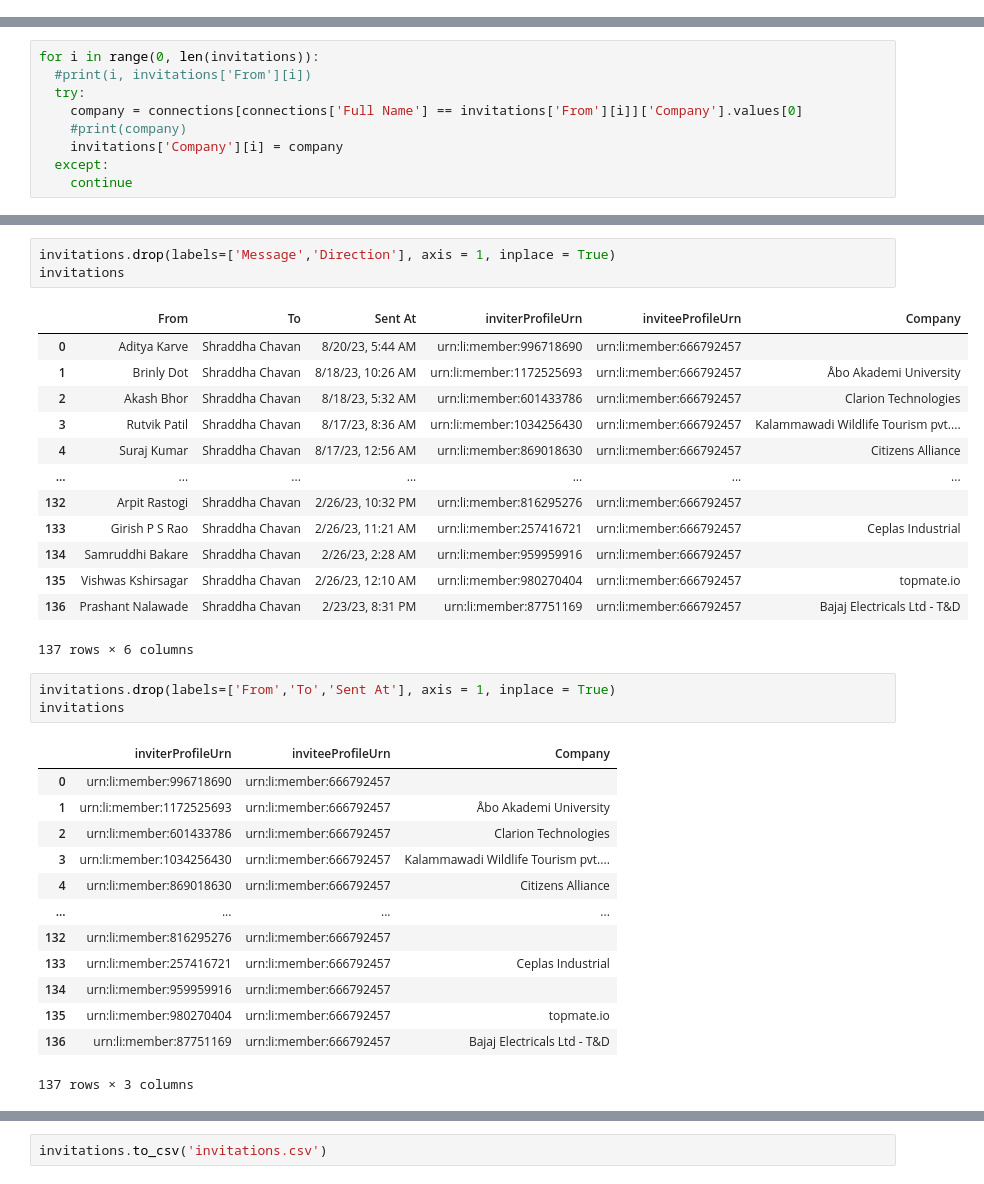
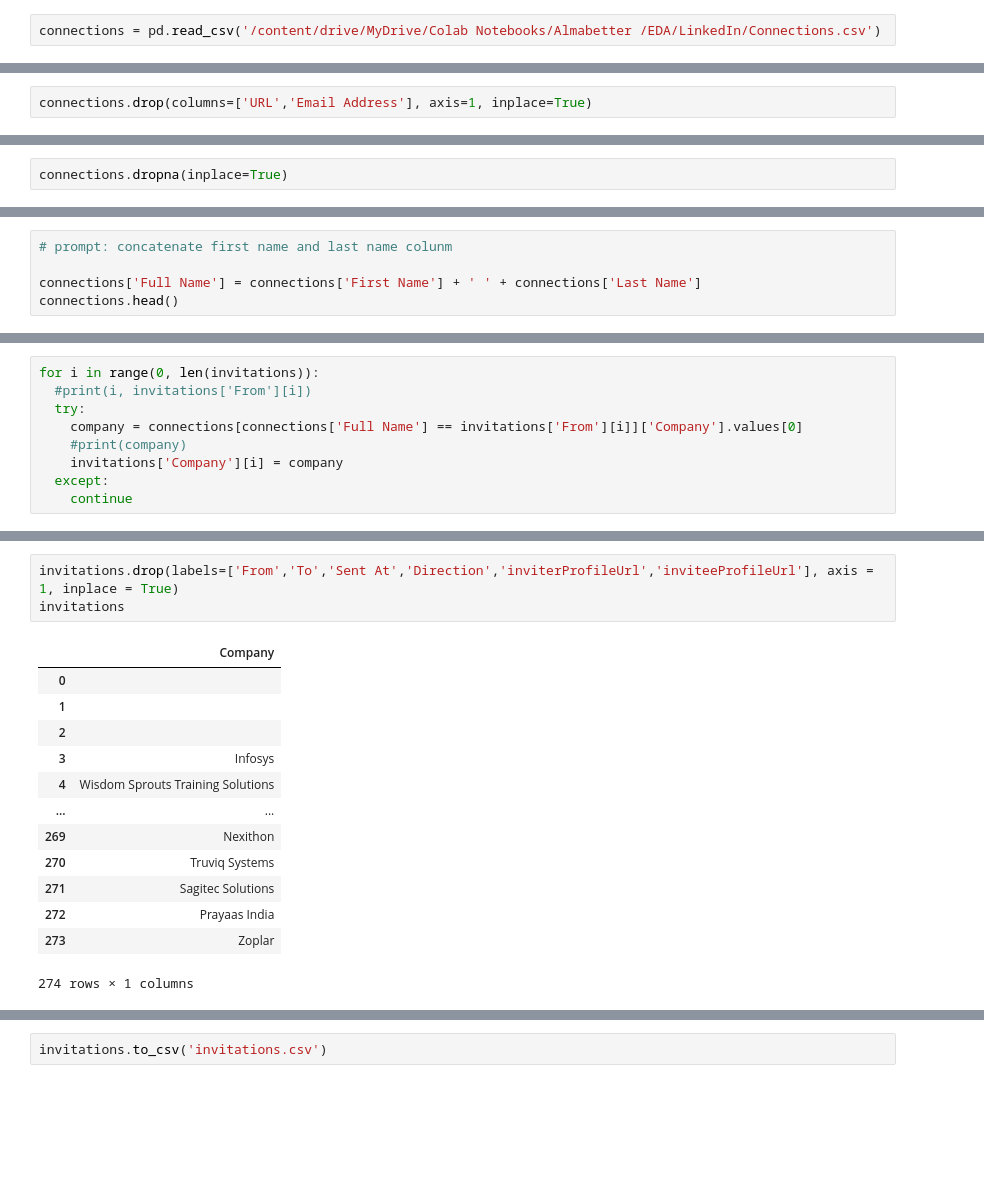
Before and after one commit to sr606/LinkedIn-Data-Mining-Analysis, a Jupyter notebook: LinkedIn_Data_Mining_Analyzing.ipynb, the cells around one changed output, grey strips where cells are left out. Saved outputs shown, nothing was run; the diff lists cells and outputs as text; blank space fills up the shorter version.

```diff
--- a/LinkedIn_Data_Mining_Analyzing.ipynb
+++ b/LinkedIn_Data_Mining_Analyzing.ipynb
@@ -20 +18,3 @@ Index(['First Name', 'Last Name', 'Full Name', 'Company', 'Position',
       dtype='object')
+# %%
+connections = pd.read_csv('/content/drive/MyDrive/Colab Notebooks/Almabetter /EDA/LinkedIn/Connections.csv')
@@ -21,3 +40,5 @@ Index(['First Name', 'Last Name', 'Full Name', 'Company', 'Position',
+# %%
+connections.drop(columns=['URL','Email Address'], axis=1, inplace=True)
 # %%
 connections.head()
 # %% [output]
@@ -55,4 +75,6 @@ Connected On      0
 dtype: int64
+# %%
+connections.dropna(inplace=True)
 # %%
 connections.shape
 # %% [output]
@@ -93,3 +95,8 @@ Company         0
 Position        0
 Connected On    0
 dtype: int64
+# %%
+# prompt: concatenate first name and last name colunm
+
+connections['Full Name'] = connections['First Name'] + ' ' + connections['Last Name']
+connections.head()
@@ -225,34 +236,17 @@ invitations
 # %%
-invitations.drop(labels=['Message','Direction'], axis = 1, inplace = True)
+invitations.drop(labels=['From','To','Sent At','Direction','inviterProfileUrl','inviteeProfileUrl'], axis = 1, inplace = True)
 invitations
 # %% [output]
-|  | From | To | Sent At | inviterProfileUrn | inviteeProfileUrn | Company |
-| 0 | Aditya Karve | Shraddha Chavan | 8/20/23, 5:44 AM | urn:li:member:996718690 | urn:li:member:666792457 |  |
-| 1 | Brinly Dot | Shraddha Chavan | 8/18/23, 10:26 AM | urn:li:member:1172525693 | urn:li:member:666792457 | Åbo Akademi University |
-| 2 | Akash Bhor | Shraddha Chavan | 8/18/23, 5:32 AM | urn:li:member:601433786 | urn:li:member:666792457 | Clarion Technologies |
-| 3 | Rutvik Patil | Shraddha Chavan | 8/17/23, 8:36 AM | urn:li:member:1034256430 | urn:li:member:666792457 | Kalammawadi Wildlife Tourism pvt.... |
-| 4 | Suraj Kumar | Shraddha Chavan | 8/17/23, 12:56 AM | urn:li:member:869018630 | urn:li:member:666792457 | Citizens Alliance |
-| ... | ... | ... | ... | ... | ... | ... |
-| 132 | Arpit Rastogi | Shraddha Chavan | 2/26/23, 10:32 PM | urn:li:member:816295276 | urn:li:member:666792457 |  |
-| 133 | Girish P S Rao | Shraddha Chavan | 2/26/23, 11:21 AM | urn:li:member:257416721 | urn:li:member:666792457 | Ceplas Industrial |
-| 134 | Samruddhi Bakare | Shraddha Chavan | 2/26/23, 2:28 AM | urn:li:member:959959916 | urn:li:member:666792457 |  |
-| 135 | Vishwas Kshirsagar | Shraddha Chavan | 2/26/23, 12:10 AM | urn:li:member:980270404 | urn:li:member:666792457 | topmate.io |
-| 136 | Prashant Nalawade | Shraddha Chavan | 2/23/23, 8:31 PM | urn:li:member:87751169 | urn:li:member:666792457 | Bajaj Electricals Ltd - T&D |
+|  | Company |
+| 0 |  |
+| 1 |  |
+| 2 |  |
+| 3 | Infosys |
+| 4 | Wisdom Sprouts Training Solutions |
+| ... | ... |
+| 269 | Nexithon |
+| 270 | Truviq Systems |
+| 271 | Sagitec Solutions |
+| 272 | Prayaas India |
+| 273 | Zoplar |
-137 rows × 6 columns
+274 rows × 1 columns
-# %%
-invitations.drop(labels=['From','To','Sent At'], axis = 1, inplace = True)
-invitations
-# %% [output]
-|  | inviterProfileUrn | inviteeProfileUrn | Company |
-| 0 | urn:li:member:996718690 | urn:li:member:666792457 |  |
-| 1 | urn:li:member:1172525693 | urn:li:member:666792457 | Åbo Akademi University |
-| 2 | urn:li:member:601433786 | urn:li:member:666792457 | Clarion Technologies |
-| 3 | urn:li:member:1034256430 | urn:li:member:666792457 | Kalammawadi Wildlife Tourism pvt.... |
-| 4 | urn:li:member:869018630 | urn:li:member:666792457 | Citizens Alliance |
-| ... | ... | ... | ... |
-| 132 | urn:li:member:816295276 | urn:li:member:666792457 |  |
-| 133 | urn:li:member:257416721 | urn:li:member:666792457 | Ceplas Industrial |
-| 134 | urn:li:member:959959916 | urn:li:member:666792457 |  |
-| 135 | urn:li:member:980270404 | urn:li:member:666792457 | topmate.io |
-| 136 | urn:li:member:87751169 | urn:li:member:666792457 | Bajaj Electricals Ltd - T&D |
-137 rows × 3 columns
```
Also changed, not shown: parts of 30 cells of this notebook.
